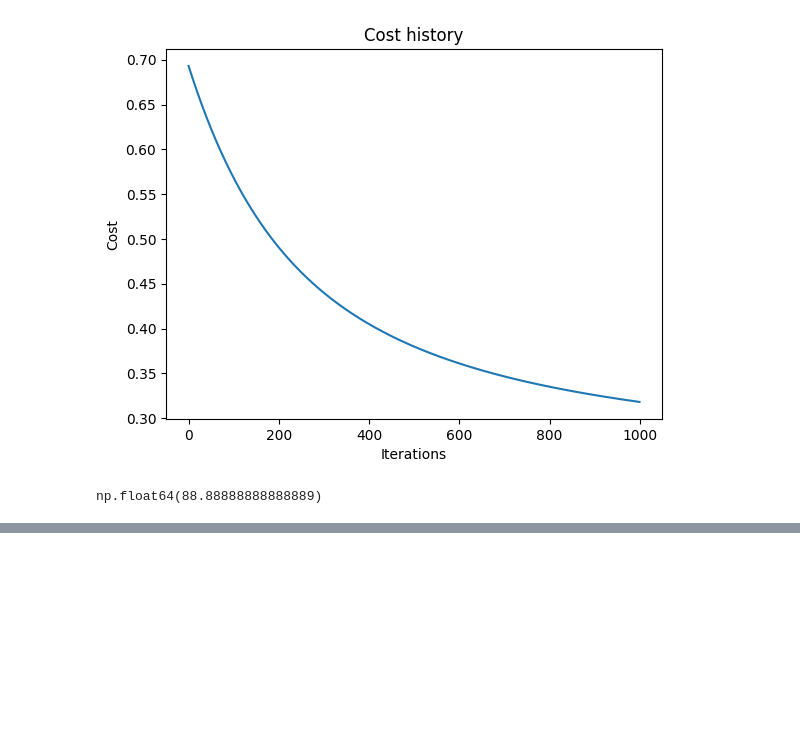
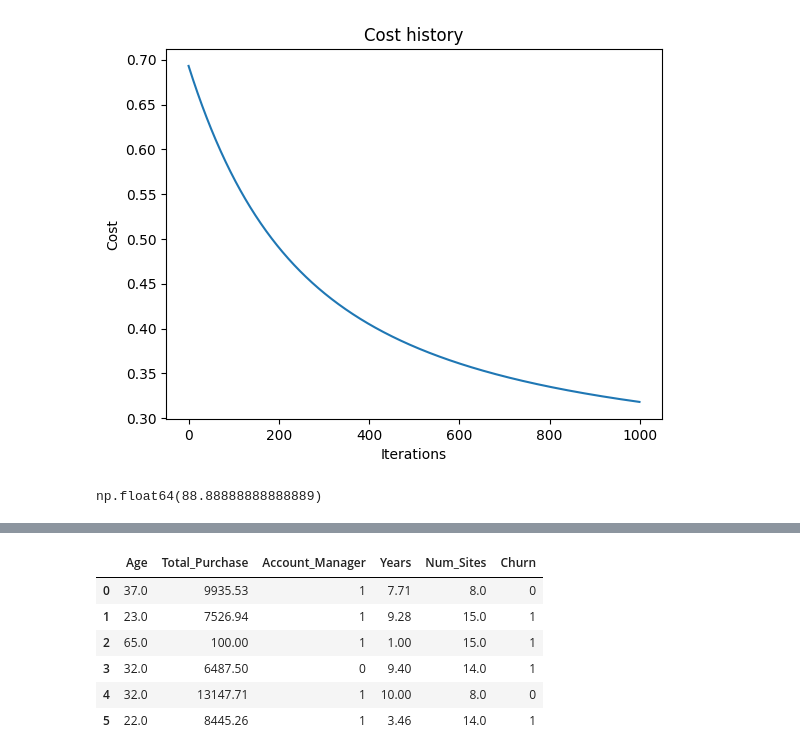
Before and after one commit to aloyuche/Blogg, a Jupyter notebook: CustomerChurn.ipynb, the cells around one changed output, grey strips where cells are left out. Drawn from its saved outputs; the diff is of its cells as text; code cells hidden in the pictures; blank space fills up the shorter version.

```diff
--- a/CustomerChurn.ipynb
+++ b/CustomerChurn.ipynb
@@ -94,0 +105,2 @@ np.float64(88.88888888888889)
+# %%
+df1.drop(['Names','Location','Company','Onboard_date'],axis=1, inplace= True)
@@ -94,0 +116,18 @@ np.float64(88.88888888888889)
+# %%
+X_new = scaler.transform(df1)
+X_new = np.c_[np.ones((X_new.shape[0], 1)), X_new]
+y_pred_new = predict(X_new, theta)
+y_pred_new = [1 if i > 0.5 else 0 for i in y_pred_new]
+y_pred_new
+
+# insert prediction into dataframe
+df1['Churn'] = y_pred_new
+df1
+# %% [output]
+|  | Age | Total_Purchase | Account_Manager | Years | Num_Sites | Churn |
+| 0 | 37.0 | 9935.53 | 1 | 7.71 | 8.0 | 0 |
+| 1 | 23.0 | 7526.94 | 1 | 9.28 | 15.0 | 1 |
+| 2 | 65.0 | 100.00 | 1 | 1.00 | 15.0 | 1 |
+| 3 | 32.0 | 6487.50 | 0 | 9.40 | 14.0 | 1 |
+| 4 | 32.0 | 13147.71 | 1 | 10.00 | 8.0 | 0 |
+| 5 | 22.0 | 8445.26 | 1 | 3.46 | 14.0 | 1 |
```
Also changed, not shown: parts of 2 cells of this notebook.
